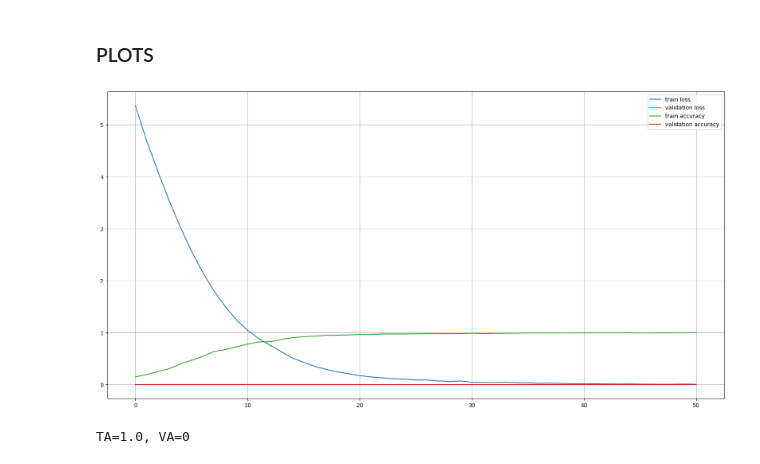
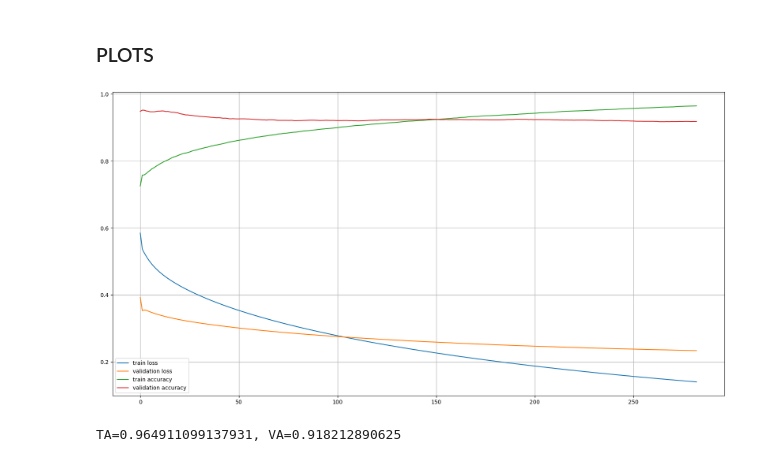
Before and after one commit to kuznetsovmd/pp-ontology, a Jupyter notebook: classifier_benchmark.ipynb, the cells around one changed output. Drawn from its saved outputs; the diff is of its cells as text; code cells hidden in the pictures.

```diff
--- a/classifier_benchmark.ipynb
+++ b/classifier_benchmark.ipynb
@@ -107,19 +23,23 @@ annotate(transformer, p_ds1)
+# %%
+m_defaults = model_defaults()
+m_defaults['name'] = 'bert_rnn_fpc'
+m_defaults['version'] = 282
+model = build_model(path=f'{RESOURCES}/models', **m_defaults)
 # %% [markdown]
 ### PLOTS
 # %%
-stats = transformer.stats_mem
+stats = model.stats_mem
 
 plt.figure(figsize=(20,10))
-# plt.ylim([-.05, 1.05])
 plt.grid()
 plt.plot([s['t_loss'] for s in stats])
 plt.plot([s['v_loss'] for s in stats])
 plt.plot([s['t_accuracy'] for s in stats])
 plt.plot([s['v_accuracy'] for s in stats])
 plt.legend(['train loss', 'validation loss', 'train accuracy', 'validation accuracy'])
 plt.show()
 
 print(f'TA={stats[-1]["t_accuracy"]}, VA={stats[-1]["v_accuracy"]}')
 # %% [output]
-[figure, old version]
+[figure, new version]
-TA=1.0, VA=0
+TA=0.964911099137931, VA=0.918212890625
```
Also changed, not shown: parts of 5 cells of this notebook, 25 other files.
